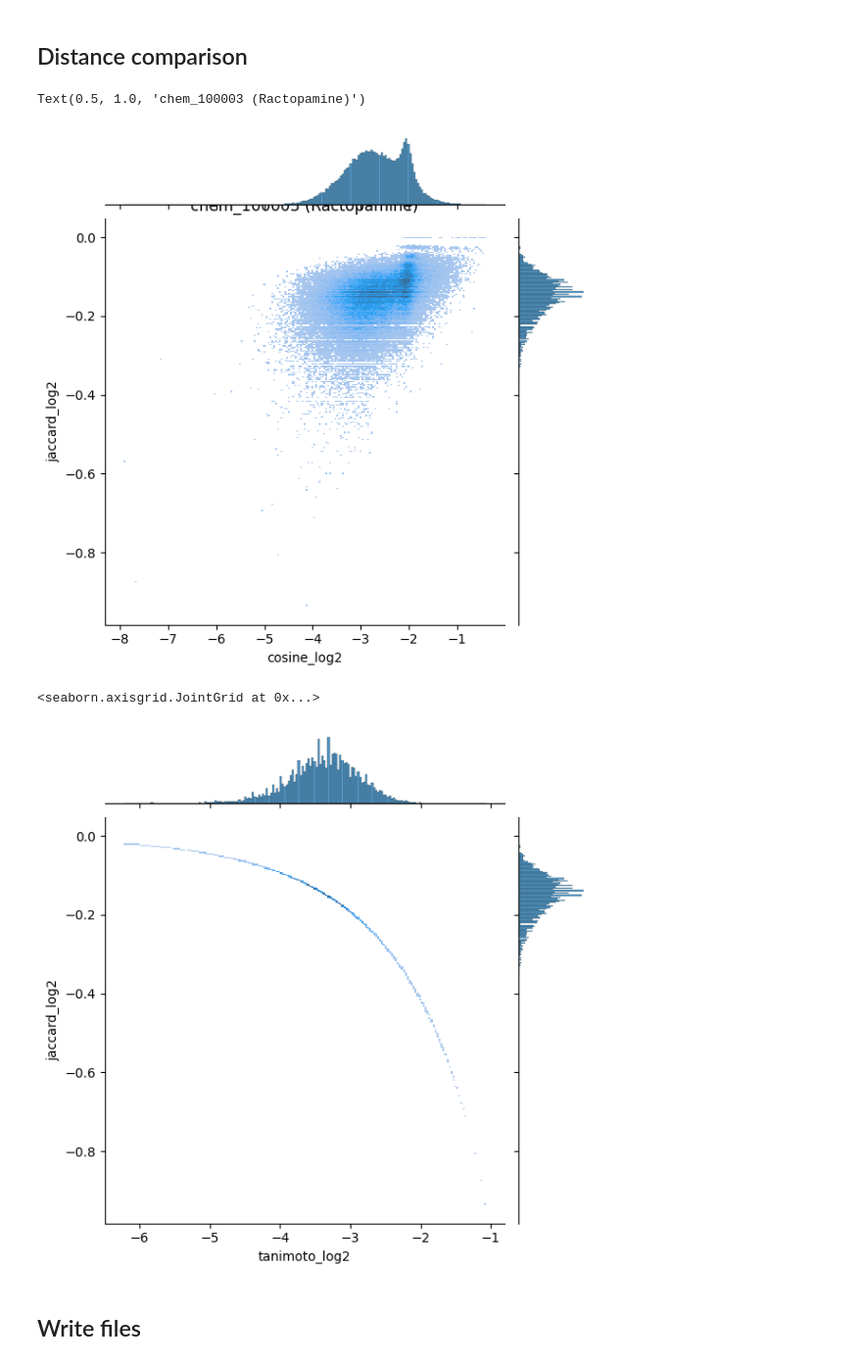
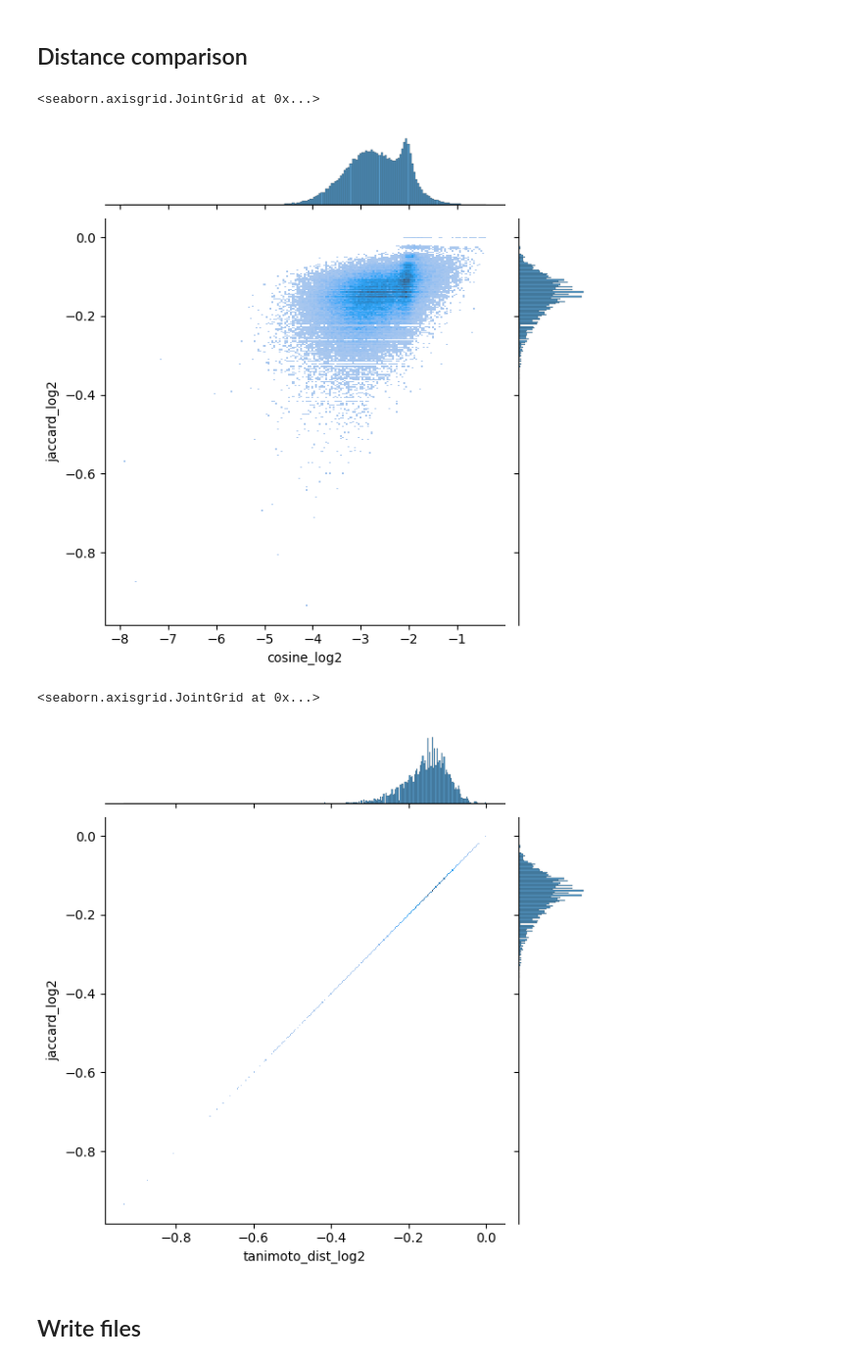
Before and after one commit to rolayoalarcon/mole_antimicrobial_potential, a Jupyter notebook: workflow/07.pubchem_exporation.ipynb, the cells around one changed output. Shown at 98% size. Cells and saved outputs as stored; diff of their text form; code cells hidden in the pictures.

```diff
--- a/workflow/07.pubchem_exporation.ipynb
+++ b/workflow/07.pubchem_exporation.ipynb
@@ -229,8 +243,11 @@ tanimoto_sulfur = query_tanimoto("chem_28465", fps_dictionary)
 tanimoto_query = pd.concat([tanimoto_racto, tanimoto_long, tanimoto_sulfur])
 tanimoto_query = tanimoto_query.loc[~tanimoto_query["chem_id"].isin(query_molecules)]
 
+# Since the metric is a similarity we can subtract 1 and get the corresponding distance
+tanimoto_query["tanimoto_dist"] = 1 - tanimoto_query["tanimoto_sim"]
+
 # Pivot wider
-tanimoto_query = tanimoto_query.pivot_table(index="query", columns="chem_id", values="tanimoto_sim")
+tanimoto_query = tanimoto_query.pivot_table(index="query", columns="chem_id", values="tanimoto_dist")
 # %% [markdown]
 ### Rank Comparison
 # %%
@@ -243,7 +260,7 @@ def rank_comparison(qchem, jaccard_df=ecfp4_query, cosine_df=mole_query, tanimot
     cosine_rank = pd.DataFrame(cosine_df.loc[qchem].rank(method="first", ascending=True)).rename(columns={qchem: "cosine_rank"})
 
     # Gather ranks for Tanimoto. Since Tanimoto is a similarity, we rank in descending order
-    tanimoto_rank = pd.DataFrame(tanimoto_df.loc[qchem].rank(method="first", ascending=False)).rename(columns={qchem: "tanimoto_rank"})
+    tanimoto_rank = pd.DataFrame(tanimoto_df.loc[qchem].rank(method="first", ascending=True)).rename(columns={qchem: "tanimoto_rank"})
 
     # Finally, gather the distances
     jaccard_dist = jaccard_df.loc[qchem].to_frame().rename(columns={qchem: "jaccard_dist"})
@@ -253,7 +270,7 @@ def rank_comparison(qchem, jaccard_df=ecfp4_query, cosine_df=mole_query, tanimot
     cosine_dist["cosine_log2"] = np.log2(cosine_dist.cosine_dist)
 
     tanimoto_dist = tanimoto_df.loc[qchem].to_frame().rename(columns={qchem: "tanimoto_dist"})
-    tanimoto_dist["tanimoto_log2"] = np.log2(tanimoto_dist.tanimoto_dist)
+    tanimoto_dist["tanimoto_dist_log2"] = np.log2(tanimoto_dist.tanimoto_dist)
 
     # Join results
     rank_comparison_df = jaccard_rank.join(cosine_rank).join(tanimoto_rank).join(jaccard_dist).join(cosine_dist).join(tanimoto_dist)
@@ -356,13 +373,13 @@ with open(os.path.join(OUTPUT_DIR, "similar_molecules_chem28465.svg"), 'w') as f
 #plt.figure(figsize=(8,8))
 sns.jointplot(data=ranking_100003, x="cosine_log2", y="jaccard_log2", kind="hist")
 # %% [output]
-Text(0.5, 1.0, 'chem_100003 (Ractopamine)')
+<seaborn.axisgrid.JointGrid at 0x...>
-[figure, old version]
+[figure, new version]
 # %%
-sns.jointplot(data=ranking_100003, x="tanimoto_log2", y="jaccard_log2", kind="hist")
+sns.jointplot(data=ranking_100003, x="tanimoto_dist_log2", y="jaccard_log2", kind="hist")
 # %% [output]
 <seaborn.axisgrid.JointGrid at 0x...>
-[figure, old version]
+[figure, new version]
 # %% [markdown]
 ## Write files
 # %%
```
Also changed, not shown: parts of 9 cells of this notebook, 14 other files.
